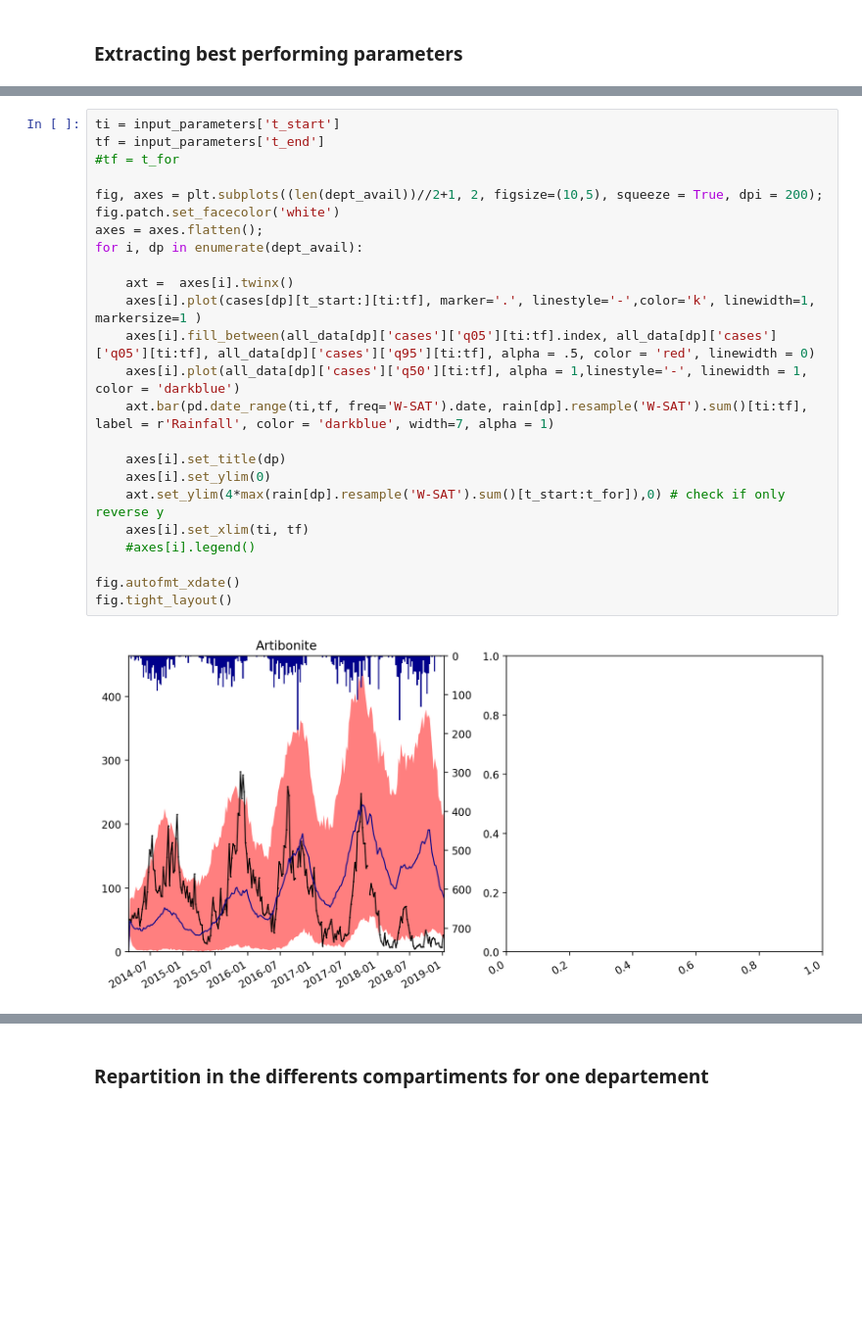
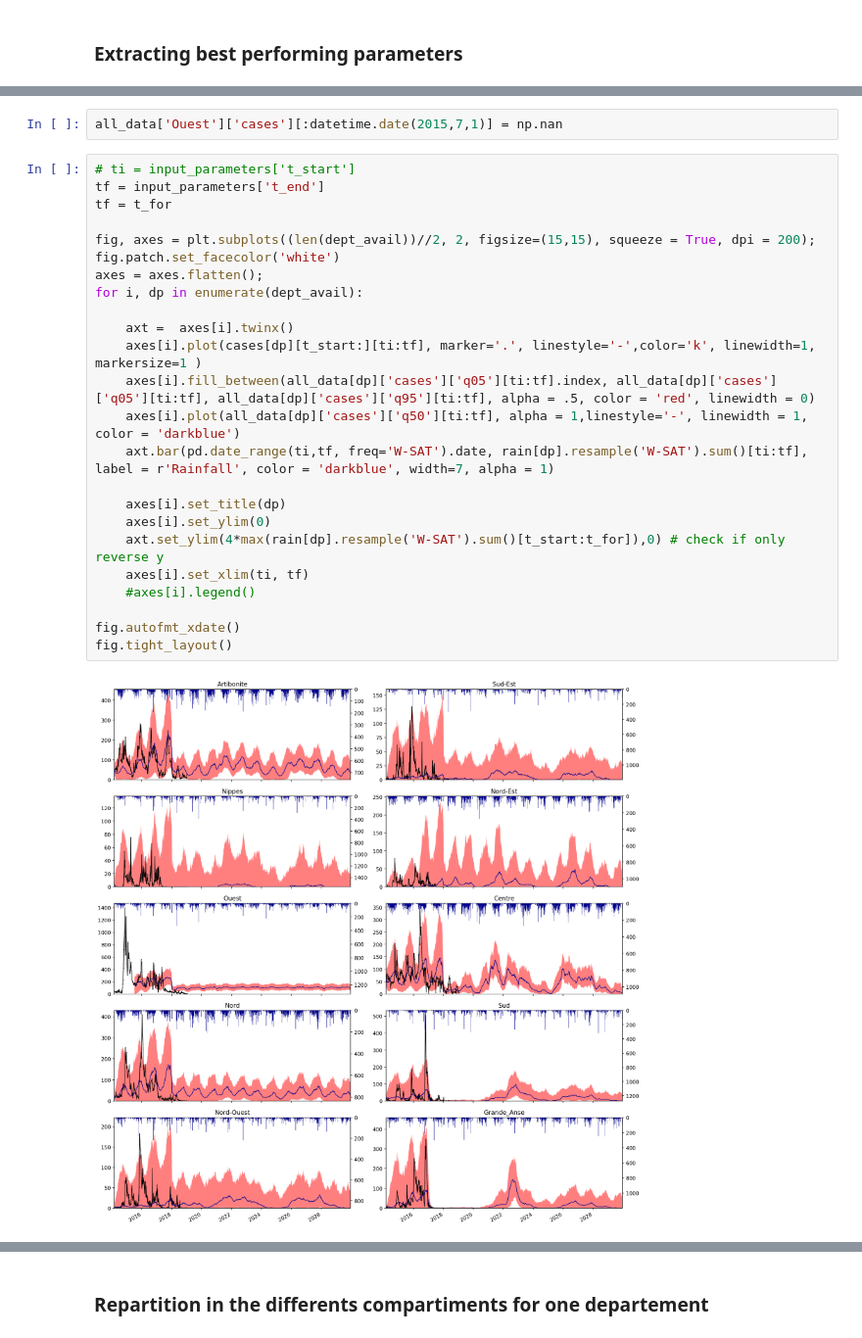
Before and after one commit to jcblemai/haiti-mass-ocv-campaign, a Jupyter notebook: forecast.ipynb, the cells around one changed output, grey strips where cells are left out. Shown at 98% size. Saved outputs shown, nothing was run; the diff lists cells and outputs as text; blank space fills up the shorter version.

```diff
--- a/forecast.ipynb
+++ b/forecast.ipynb
@@ -177,26 +185,28 @@ params_disp
+# %%
+all_data['Ouest']['cases'][:datetime.date(2015,7,1)] = np.nan
 # %%
-ti = input_parameters['t_start']
+# ti = input_parameters['t_start']
 tf = input_parameters['t_end']
-#tf = t_for
+tf = t_for
 
-fig, axes = plt.subplots((len(dept_avail))//2+1, 2, figsize=(10,5), squeeze = True, dpi = 200);
+fig, axes = plt.subplots((len(dept_avail))//2, 2, figsize=(15,15), squeeze = True, dpi = 200);
 fig.patch.set_facecolor('white')
 axes = axes.flatten();
 for i, dp in enumerate(dept_avail):
 
     axt =  axes[i].twinx()
     axes[i].plot(cases[dp][t_start:][ti:tf], marker='.', linestyle='-',color='k', linewidth=1, markersize=1 )
     axes[i].fill_between(all_data[dp]['cases']['q05'][ti:tf].index, all_data[dp]['cases']['q05'][ti:tf], all_data[dp]['cases']['q95'][ti:tf], alpha = .5, color = 'red', linewidth = 0)
     axes[i].plot(all_data[dp]['cases']['q50'][ti:tf], alpha = 1,linestyle='-', linewidth = 1, color = 'darkblue')
     axt.bar(pd.date_range(ti,tf, freq='W-SAT').date, rain[dp].resample('W-SAT').sum()[ti:tf], label = r'Rainfall', color = 'darkblue', width=7, alpha = 1)
 
     axes[i].set_title(dp)
     axes[i].set_ylim(0)
     axt.set_ylim(4*max(rain[dp].resample('W-SAT').sum()[t_start:t_for]),0) # check if only reverse y
     axes[i].set_xlim(ti, tf)
     #axes[i].legend()
 
 fig.autofmt_xdate()
 fig.tight_layout()
 # %% [output]
-[figure, old version]
+[figure, new version]
```
Also changed, not shown: parts of 25 cells of this notebook, 4 other files.
